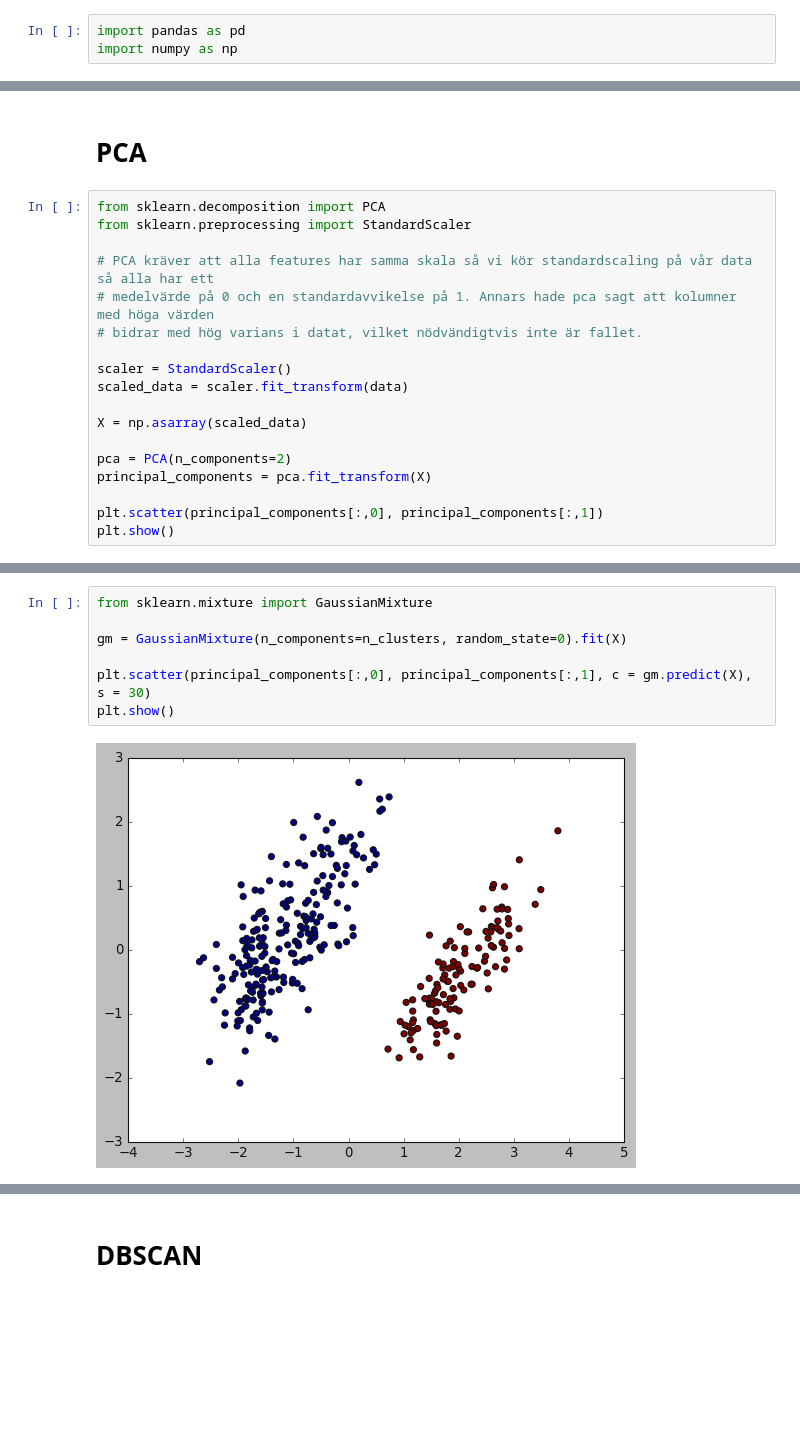
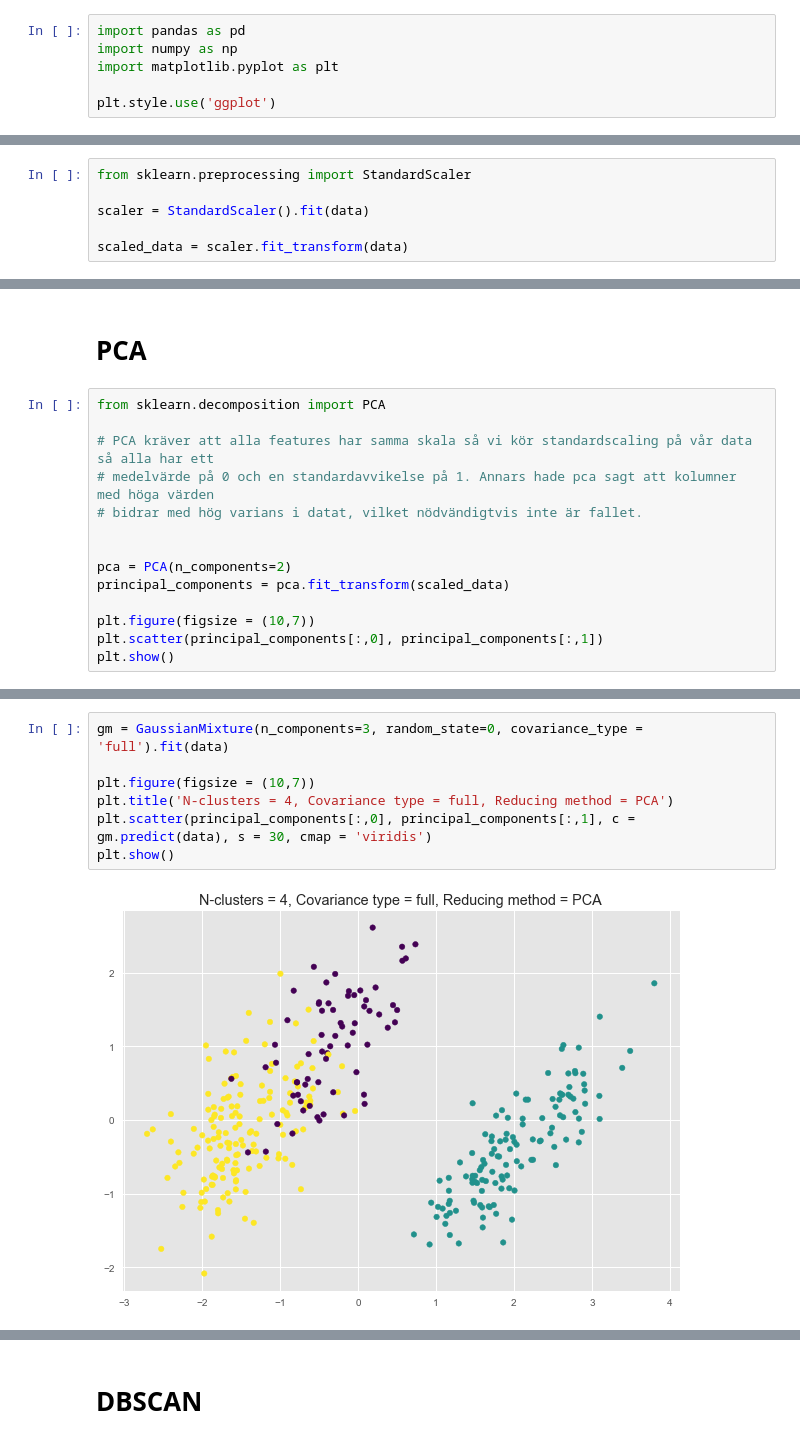
Before and after one commit to mogg3/applied-ai, a Jupyter notebook: Uppgift2/notebooks/clustering.ipynb, the cells around one changed output, grey strips where cells are left out. Cells and saved outputs as stored; diff of their text form; blank space fills up the shorter version.

```diff
--- a/Uppgift2/notebooks/clustering.ipynb
+++ b/Uppgift2/notebooks/clustering.ipynb
@@ -1,6 +1,9 @@
 # %%
 import pandas as pd
 import numpy as np
+import matplotlib.pyplot as plt
+
+plt.style.use('ggplot')
 # %%
 data = pd.read_csv('../data/cluster_Data.csv')
 # %%
@@ -91,3 +117,9 @@ N-clusters:  2
+# %%
+from sklearn.preprocessing import StandardScaler
+
+scaler = StandardScaler().fit(data)
+
+scaled_data = scaler.fit_transform(data)
 # %% [markdown]
 # Umap
 # %%
@@ -112,20 +151,16 @@ plt.show()
 # PCA
 # %%
 from sklearn.decomposition import PCA
-from sklearn.preprocessing import StandardScaler
 
 # PCA kräver att alla features har samma skala så vi kör standardscaling på vår data så alla har ett
 # medelvärde på 0 och en standardavvikelse på 1. Annars hade pca sagt att kolumner med höga värden
 # bidrar med hög varians i datat, vilket nödvändigtvis inte är fallet.
 
-scaler = StandardScaler()
-scaled_data = scaler.fit_transform(data)
-
-X = np.asarray(scaled_data)
 
 pca = PCA(n_components=2)
-principal_components = pca.fit_transform(X)
+principal_components = pca.fit_transform(scaled_data)
 
+plt.figure(figsize = (10,7))
 plt.scatter(principal_components[:,0], principal_components[:,1])
 plt.show()
 # %% [output]
@@ -135,9 +198,9 @@ plt.show()
 # %%
-from sklearn.mixture import GaussianMixture
+gm = GaussianMixture(n_components=3, random_state=0, covariance_type = 'full').fit(data)
 
-gm = GaussianMixture(n_components=n_clusters, random_state=0).fit(X)
-
-plt.scatter(principal_components[:,0], principal_components[:,1], c = gm.predict(X), s = 30)
+plt.figure(figsize = (10,7))
+plt.title('N-clusters = 4, Covariance type = full, Reducing method = PCA')
+plt.scatter(principal_components[:,0], principal_components[:,1], c = gm.predict(data), s = 30, cmap = 'viridis')
 plt.show()
 # %% [output]
-[figure, old version]
+[figure, new version]
```
Also changed, not shown: parts of 24 cells of this notebook.
